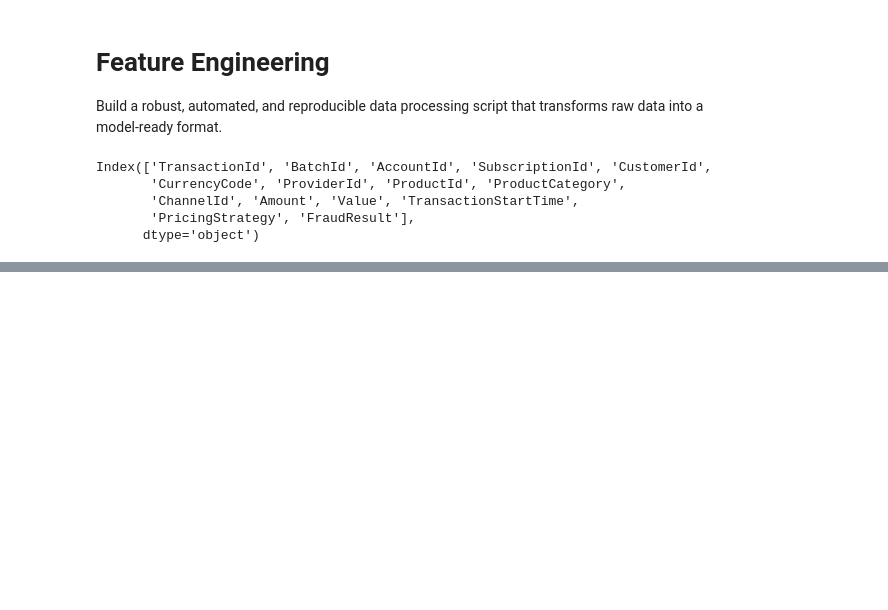
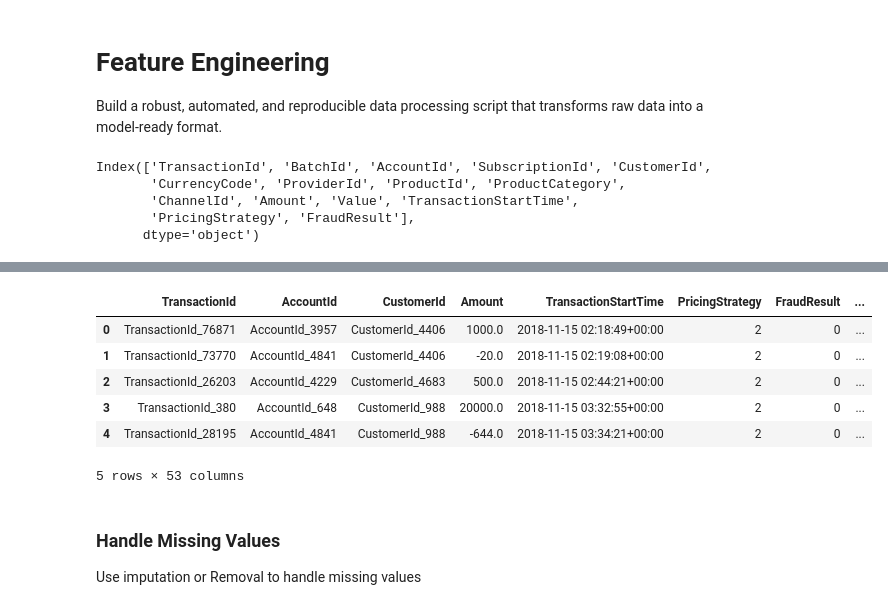
Before and after one commit to mubarek4566/credit-risk-model, a Jupyter notebook: notebooks/eda.ipynb, the cells around one changed output, grey strips where cells are left out. Saved outputs shown, nothing was run; the diff lists cells and outputs as text; code cells hidden in the pictures; blank space fills up the shorter version.

```diff
--- a/notebooks/eda.ipynb
+++ b/notebooks/eda.ipynb
@@ -293,0 +321,15 @@ feature.transform(df)
+# %%
+df = feature.encode_categorical_variables()
+# %%
+df.head()
+# %% [output]
+|  | TransactionId | AccountId | CustomerId | Amount | TransactionStartTime | PricingStrategy | FraudResult | ... |
+| 0 | TransactionId_76871 | AccountId_3957 | CustomerId_4406 | 1000.0 | 2018-11-15 02:18:49+00:00 | 2 | 0 | ... |
+| 1 | TransactionId_73770 | AccountId_4841 | CustomerId_4406 | -20.0 | 2018-11-15 02:19:08+00:00 | 2 | 0 | ... |
+| 2 | TransactionId_26203 | AccountId_4229 | CustomerId_4683 | 500.0 | 2018-11-15 02:44:21+00:00 | 2 | 0 | ... |
+| 3 | TransactionId_380 | AccountId_648 | CustomerId_988 | 20000.0 | 2018-11-15 03:32:55+00:00 | 2 | 0 | ... |
+| 4 | TransactionId_28195 | AccountId_4841 | CustomerId_988 | -644.0 | 2018-11-15 03:34:21+00:00 | 2 | 0 | ... |
+5 rows × 53 columns
+# %% [markdown]
+### Handle Missing Values
+Use imputation or Removal to handle missing values
```
Also changed, not shown: parts of 20 cells of this notebook, 3 other files.
